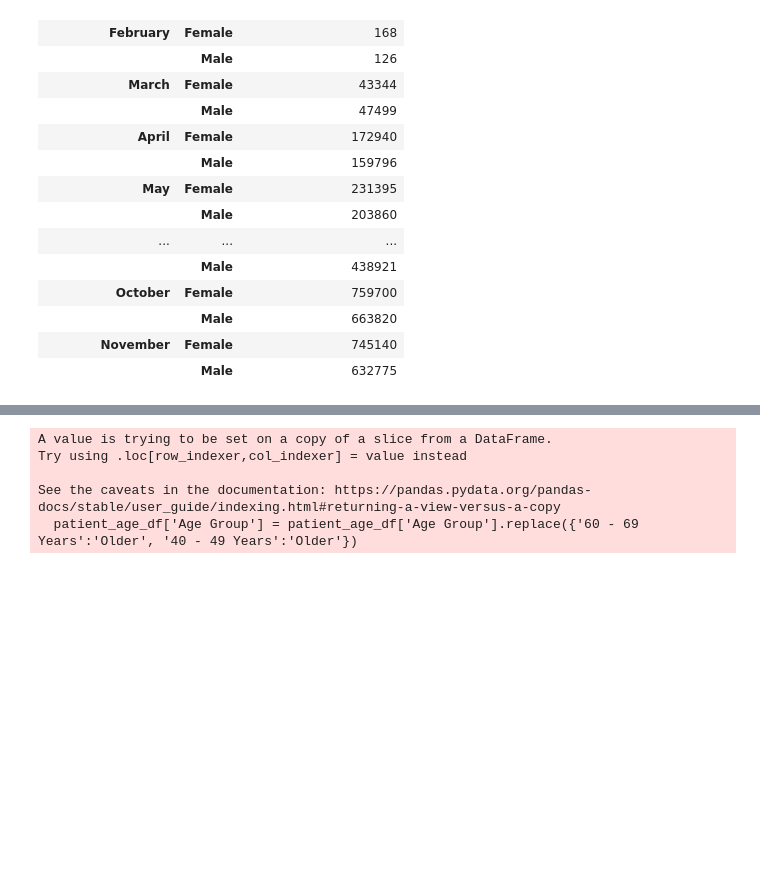
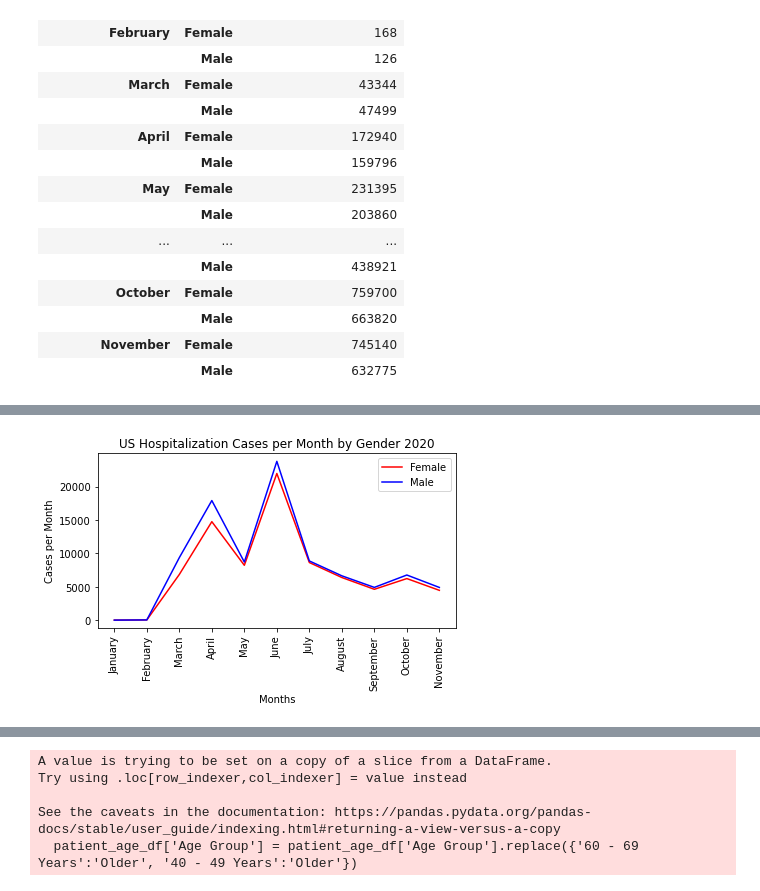
Before and after one commit to jforbis/rougeSquadron, a Jupyter notebook: JupyterScripts/StevensCleanData.ipynb, the cells around one changed output, grey strips where cells are left out. Drawn from its saved outputs; the diff is of its cells as text; code cells hidden in the pictures; blank space fills up the shorter version.

Commit message:
Finished Gender Plots over time and saved checkpoint

```diff
--- a/JupyterScripts/StevensCleanData.ipynb
+++ b/JupyterScripts/StevensCleanData.ipynb
@@ -373,0 +372,13 @@ gender_avg
+# %%
+#Make Data Frame only including columns where Hospitalized is True
+hos_gender_df = patient_sex_df[patient_sex_df['Hospitalized'] == "Yes"]
+hos_gender_df.head()
+
+# Create a data frame grouped by Month and Pre-Existing Condition
+gender_hos_month_df = hos_gender_df.groupby(["CDC Report Month", "Gender"])
+gender_hos_avg = gender_hos_month_df.count()
+gender_hos_avg
+
+# Pivot table for readability and plotting purposes
+gender_hos_avg_pivot = gender_hos_avg.pivot_table('Hospitalized', index='CDC Report Month', columns='Gender')
+gender_hos_avg_pivot
@@ -373,0 +399,16 @@ gender_avg
+# %%
+## Create a line graph based on the Pre-Existing Medical Condition (Hospitalization = Yes)
+hos_gen_fem_avg, = plt.plot(months, gender_hos_avg_pivot['Female'], color="red", label="Female")
+hos_gen_male_avg, = plt.plot(months, gender_hos_avg_pivot['Male'], color="blue", label="Male")
+
+# Set the labels, axes, legend, and title
+plt.xticks(tick_locations, months, rotation="vertical")
+plt.title("US Hospitalization Cases per Month by Gender 2020")
+plt.xlabel("Months")
+plt.ylabel("Cases per Month")
+plt.legend(handles=[hos_gen_fem_avg, hos_gen_male_avg], loc="best")
+
+plt.tight_layout()
+plt.show()
+# %% [output]
+[figure, added]
```
Also changed, not shown: parts of 6 cells of this notebook.
